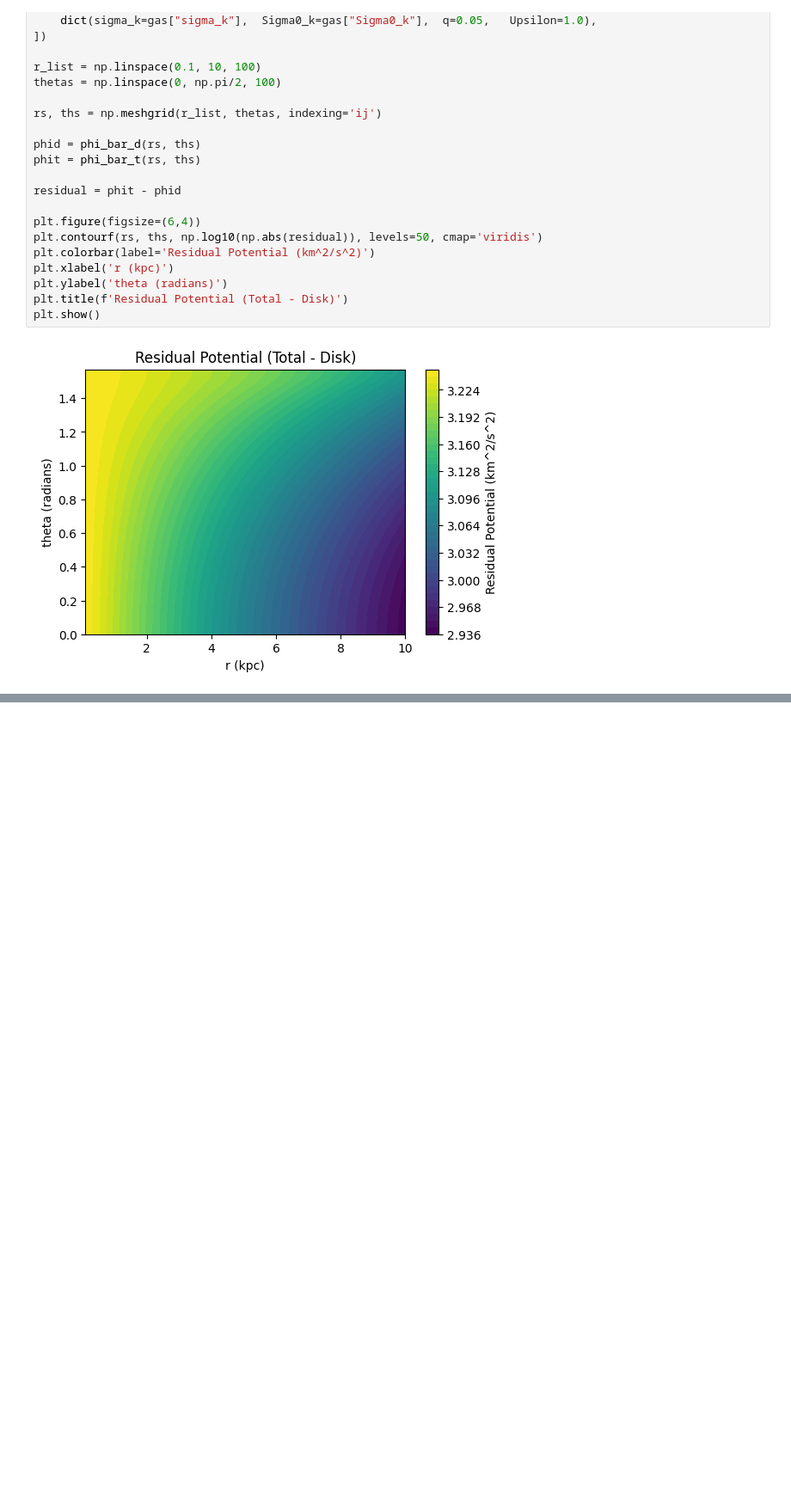
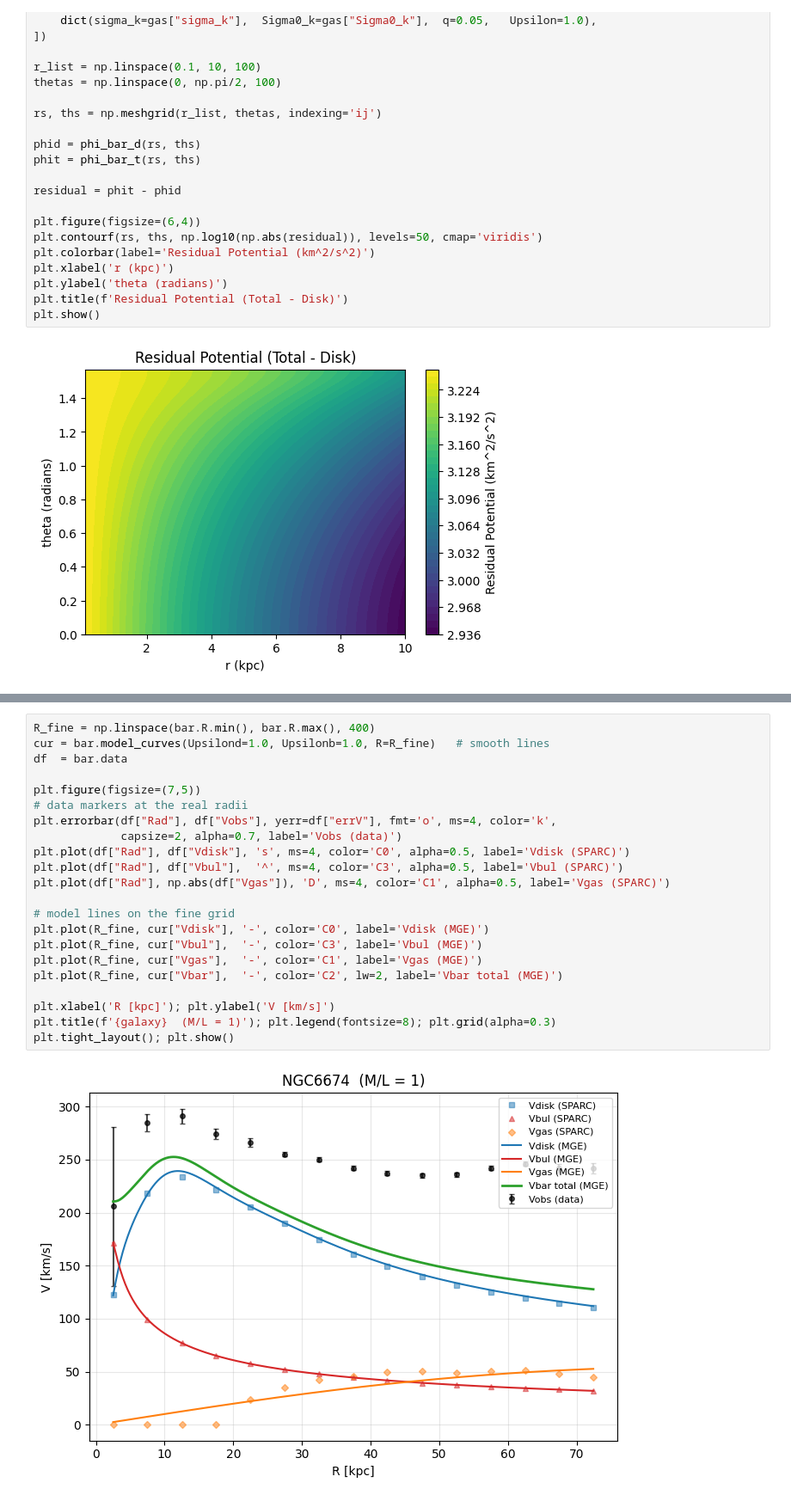
Before and after one commit to AdamSmithOrlik/sidm-rotation-curves-SPARC, a Jupyter notebook: development/surface-brightness-dev.ipynb, the cells around one changed output, grey strips where cells are left out. Shown at 86% size. Cells and saved outputs as stored; diff of their text form; blank space fills up the shorter version.

```diff
--- a/development/surface-brightness-dev.ipynb
+++ b/development/surface-brightness-dev.ipynb
@@ -499,0 +623,24 @@ plt.show()
+# %%
+R_fine = np.linspace(bar.R.min(), bar.R.max(), 400)
+cur = bar.model_curves(Upsilond=1.0, Upsilonb=1.0, R=R_fine)   # smooth lines
+df  = bar.data
+
+plt.figure(figsize=(7,5))
+# data markers at the real radii
+plt.errorbar(df["Rad"], df["Vobs"], yerr=df["errV"], fmt='o', ms=4, color='k',
+             capsize=2, alpha=0.7, label='Vobs (data)')
+plt.plot(df["Rad"], df["Vdisk"], 's', ms=4, color='C0', alpha=0.5, label='Vdisk (SPARC)')
+plt.plot(df["Rad"], df["Vbul"],  '^', ms=4, color='C3', alpha=0.5, label='Vbul (SPARC)')
+plt.plot(df["Rad"], np.abs(df["Vgas"]), 'D', ms=4, color='C1', alpha=0.5, label='Vgas (SPARC)')
+
+# model lines on the fine grid
+plt.plot(R_fine, cur["Vdisk"], '-', color='C0', label='Vdisk (MGE)')
+plt.plot(R_fine, cur["Vbul"],  '-', color='C3', label='Vbul (MGE)')
+plt.plot(R_fine, cur["Vgas"],  '-', color='C1', label='Vgas (MGE)')
+plt.plot(R_fine, cur["Vbar"],  '-', color='C2', lw=2, label='Vbar total (MGE)')
+
+plt.xlabel('R [kpc]'); plt.ylabel('V [km/s]')
+plt.title(f'{galaxy}  (M/L = 1)'); plt.legend(fontsize=8); plt.grid(alpha=0.3)
+plt.tight_layout(); plt.show()
+# %% [output]
+[figure, added]
```
Also changed, not shown: parts of 13 cells of this notebook, 1 other file.
